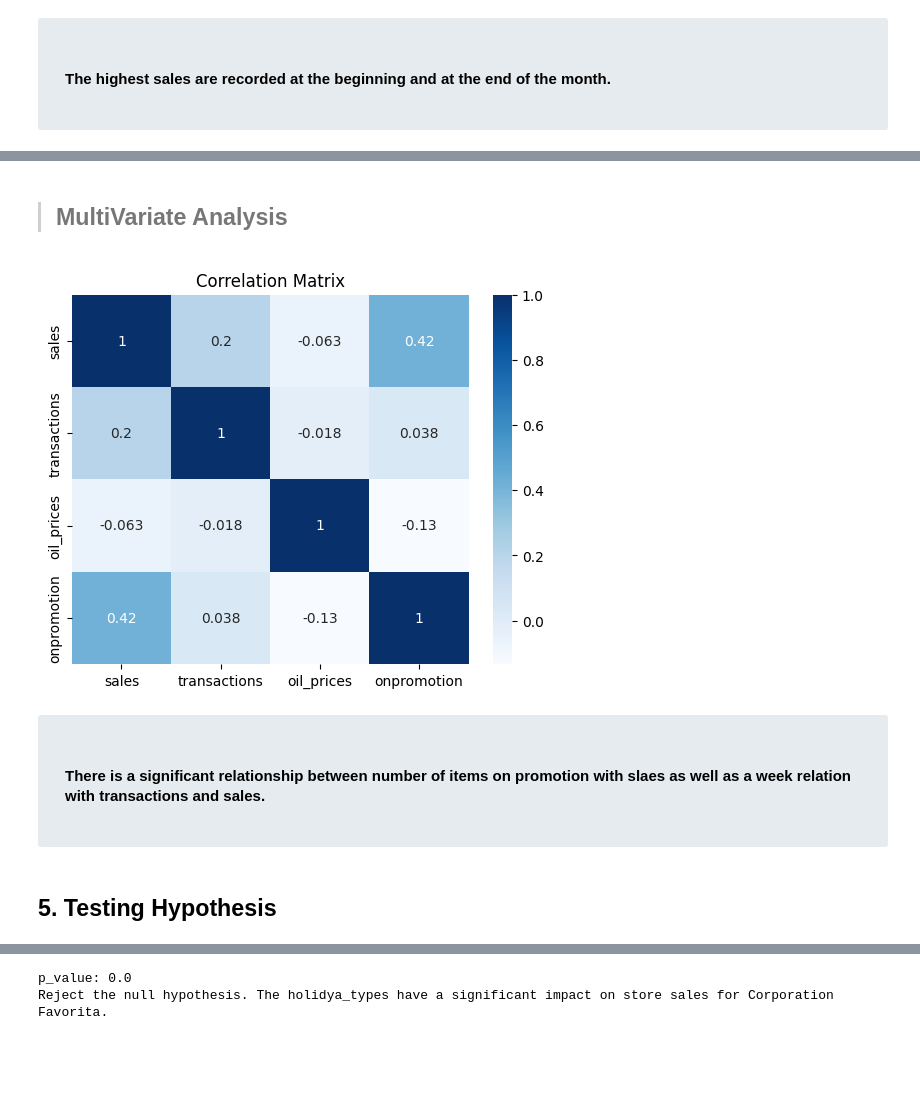
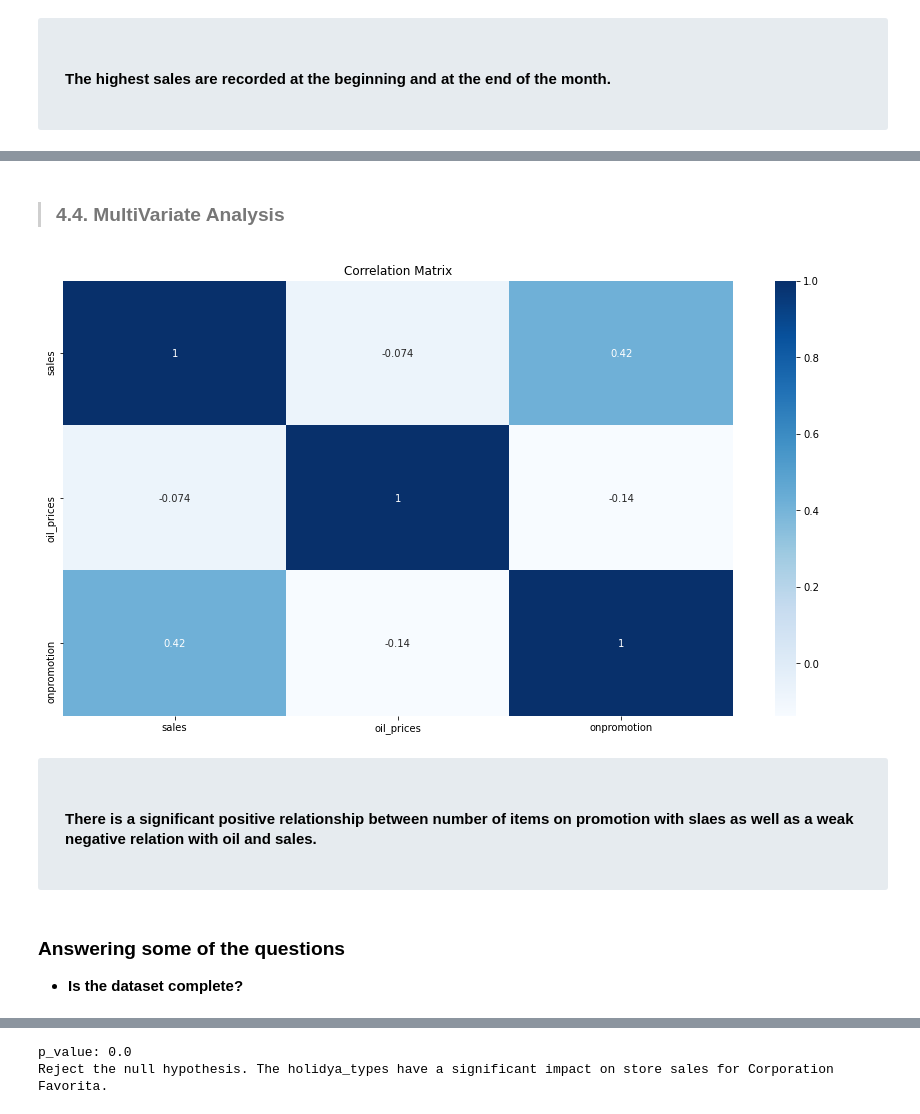
Before and after one commit to aaronayitey/LP3-Time-Series-Analysis, a Jupyter notebook: code.ipynb, the cells around one changed output, grey strips where cells are left out. Cells and saved outputs as stored; diff of their text form; code cells hidden in the pictures; blank space fills up the shorter version.

```diff
--- a/code.ipynb
+++ b/code.ipynb
@@ -296,6 +495,6 @@ Index(['date', 'store_number', 'transactions', 'id', 'family', 'sales',
       dtype='object')
 # %%
-salesdata = salesdata[['id','date',  'store_number', 'transactions', 'family', 'sales',
+salesdata = salesdata[['id','date',  'store_number', 'family', 'sales',
        'onpromotion', 'city', 'state', 'type', 'cluster', 'oil_prices',
        'holiday_type', 'locale', 'locale_name', 'description', 'transferred']]   # Rearrange columns of the data
 # %%
@@ -342,0 +554,3 @@ salesdata.duplicated().sum()
+# %%
+salesdata['date'] = pd.to_datetime(salesdata['date'])
+salesdata.info()
@@ -582,2 +813,31 @@ plt.show()
     </h4>
 </div>
+# %%
+# Interpolate missing values using backward fill
+
+salesdata['oil_prices'].fillna(method='bfill', inplace=True)
+# %%
+#Visualizating the backward fill
+# Converting the 'date' column to datetime format
+salesdata['date'] = pd.to_datetime(salesdata['date'])
+
+# Grouping the data by date and calculating the mean oil prices for each day
+salesdata_daily = salesdata.groupby('date')['oil_prices'].mean()
+
+# Creating a new figure for the plot with a specified size
+plt.figure(figsize=(12, 6))
+
+# Creating a line plot of daily average oil prices over time
+plt.plot(salesdata_daily.index, salesdata_daily.values)
+
+# Adding a label to the x-axis
+plt.xlabel('Date')
+
+# Adding a label to the y-axis
+plt.ylabel('Oil Prices')
+
+# Adding a title to the plot
+plt.title('Daily Average Oil Prices over Time')
+
+# Displaying the plot
+plt.show()
@@ -910,23 +1161,25 @@ Text(0, 0.5, 'Sales')
 # %% [markdown]
->## **MultiVariate Analysis**
+>### **4.4. MultiVariate Analysis**
 # %%
 # Select numerical variables for correlation analysis
-numerical_vars = ['sales', 'transactions', 'oil_prices','onpromotion']
+numerical_vars = ['sales','oil_prices','onpromotion']
 
 # Compute correlation matrix
 corr_matrix = salesdata[numerical_vars].corr()
 
 # Plot heatmap
+plt.figure(figsize=(15, 8))
 sns.heatmap(corr_matrix, annot=True, cmap='Blues')
 plt.title('Correlation Matrix')
 plt.show()
 # %% [output]
-[figure, old version]
+[figure, new version]
 # %% [markdown]
 <div class="alert alert-block alert-danger" style="background-color: #e6ebef;">
     <h4 style="padding: 15px; color: black;">
-        There is a significant relationship between number of items on promotion with slaes as well as a week relation with transactions and sales.
+        There is a significant positive relationship between number of items on promotion with slaes as well as a weak negative relation with oil and sales.
     </h4>
 </div>
-# %% [markdown]
-## **5. Testing Hypothesis**
+# %% [markdown]
+### Answering some of the questions
+* **Is the dataset complete?**
```
Also changed, not shown: parts of 122 cells of this notebook.
